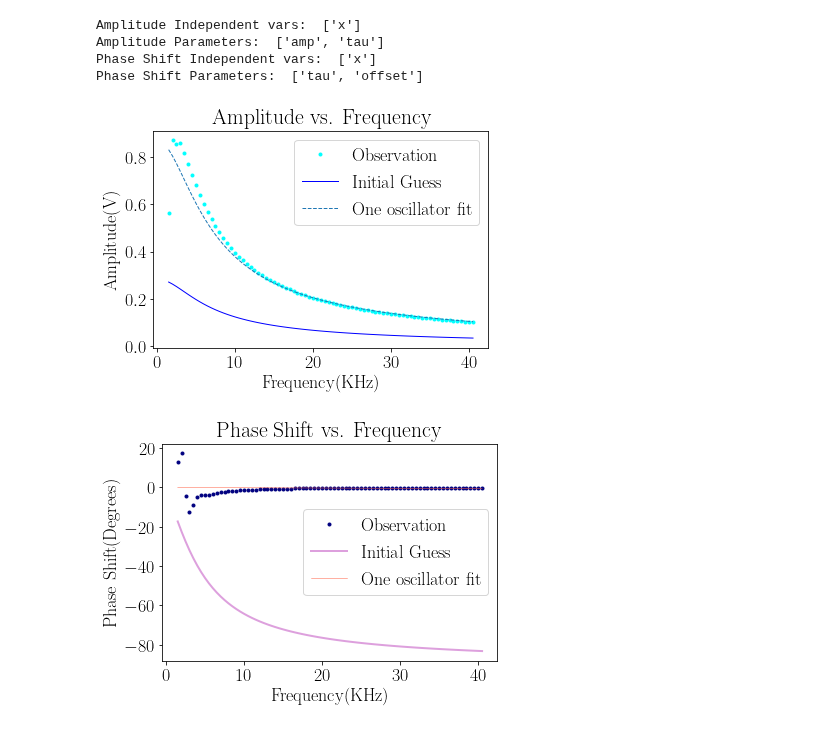
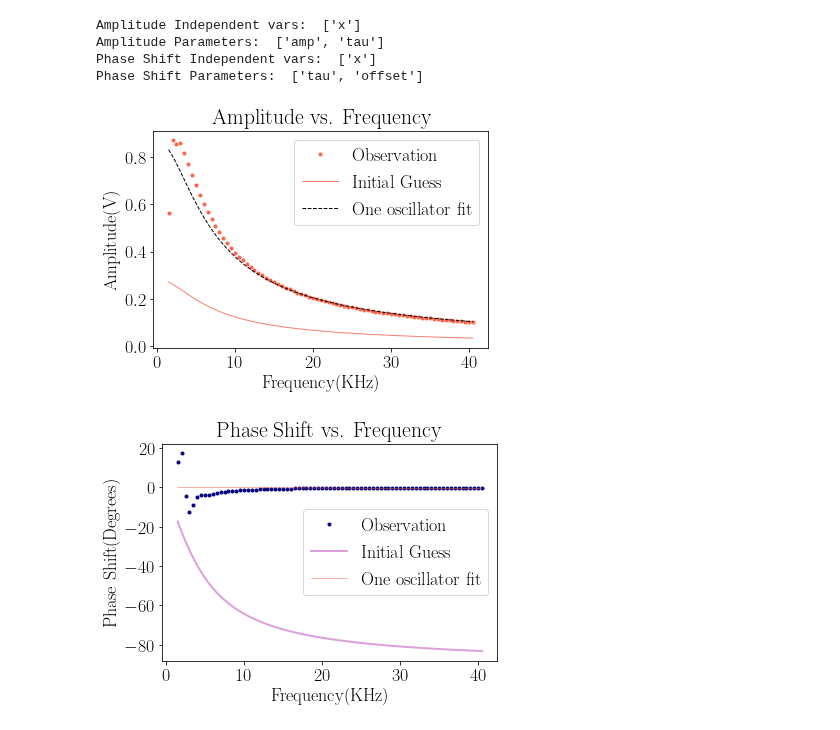
Before and after one commit to aaronkebede/PHY220, a Jupyter notebook: project-one/v2/Fitting Function.ipynb, the cells around one changed output. Drawn from its saved outputs; the diff is of its cells as text; code cells hidden in the pictures.

```diff
--- a/project-one/v2/Fitting Function.ipynb
+++ b/project-one/v2/Fitting Function.ipynb
@@ -108,17 +108,17 @@ amp_result = amp_model.fit(lfa_amplitude, x=lfa_frequency, params=p_a, weights =
 
 ps_result = ps_model.fit(lfp_phaseshift, x=lfp_frequency, params=p_ps, weights = None )
 # %%
-plt.plot(lfa_frequency,lfa_amplitude,'.', c="cyan", label="Observation")
-plt.plot(lfa_frequency, amp_result.init_fit, '-', c="b", label="Initial Guess", linewidth=1)
-plt.plot(lfa_frequency, amp_result.best_fit, '--', label="One oscillator fit", linewidth=1)
+plt.plot(lfa_frequency,lfa_amplitude,'.', c="tomato", label="Observation")
+plt.plot(lfa_frequency, amp_result.init_fit, '-', c="salmon", label="Initial Guess", linewidth=1)
+plt.plot(lfa_frequency, amp_result.best_fit, '--', c="black",label="One oscillator fit", linewidth=1)
 plt.xlabel("Frequency(KHz)")
 plt.ylabel("Amplitude(V)")
 plt.title("Amplitude vs. Frequency")
 plt.legend()
 plt.savefig("Images/LA- Amplitude Fit.pdf", bbox_inches='tight')
 plt.show()
 # %% [output]
-[figure, old version]
+[figure, new version]
 # %%
 plt.plot(lfp_frequency,lfp_phaseshift,'.', c="navy",  label="Observation")
 plt.plot(lfp_frequency, ps_result.init_fit, '-', c="plum", label="Initial Guess", linewidth=2)
```
Also changed, not shown: 1 other file.
